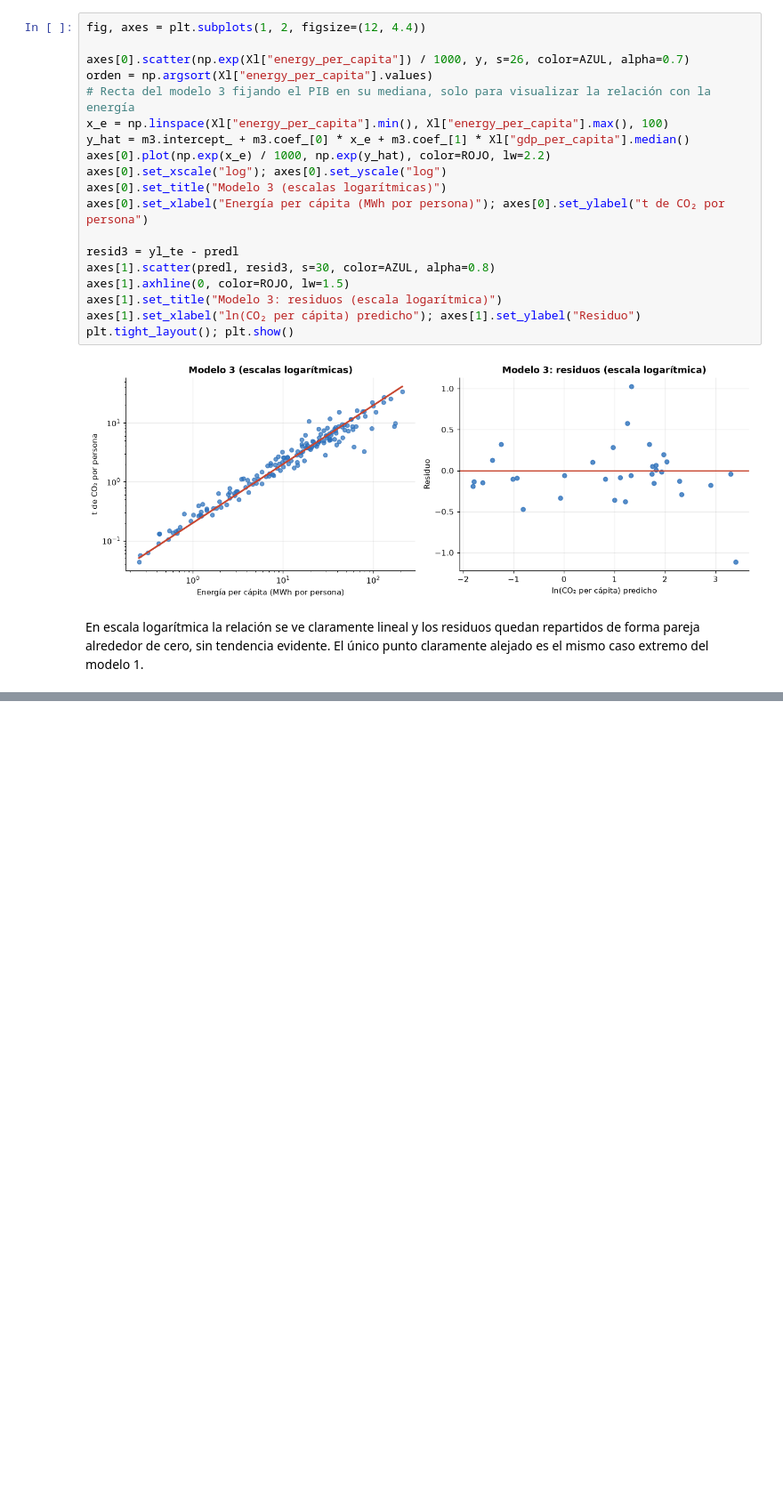
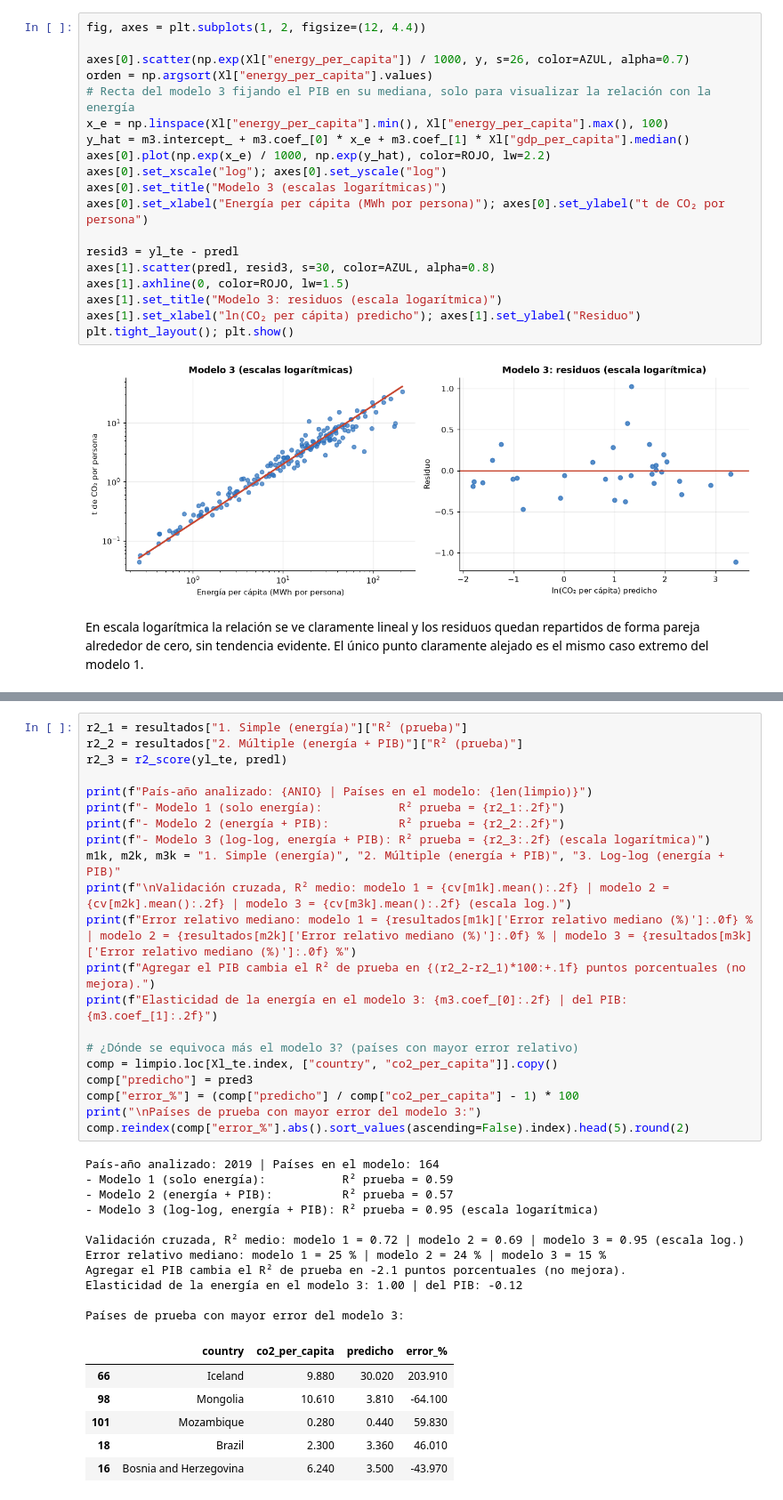
Before and after one commit to SebastianJerez18/proyecto-final-co2, a Jupyter notebook: notebooks/03_modelo_regresion.ipynb, the cells around one changed output, grey strips where cells are left out. Shown at 89% size. Saved outputs shown, nothing was run; the diff lists cells and outputs as text; blank space fills up the shorter version.

Commit message:
Agrega comparación, validación cruzada e interpretación

```diff
--- a/notebooks/03_modelo_regresion.ipynb
+++ b/notebooks/03_modelo_regresion.ipynb
@@ -167,0 +243,39 @@ En escala logarítmica la relación se ve claramente lineal y los residuos queda
+# %%
+r2_1 = resultados["1. Simple (energía)"]["R² (prueba)"]
+r2_2 = resultados["2. Múltiple (energía + PIB)"]["R² (prueba)"]
+r2_3 = r2_score(yl_te, predl)
+
+print(f"País-año analizado: {ANIO} | Países en el modelo: {len(limpio)}")
+print(f"- Modelo 1 (solo energía):           R² prueba = {r2_1:.2f}")
+print(f"- Modelo 2 (energía + PIB):          R² prueba = {r2_2:.2f}")
+print(f"- Modelo 3 (log-log, energía + PIB): R² prueba = {r2_3:.2f} (escala logarítmica)")
+m1k, m2k, m3k = "1. Simple (energía)", "2. Múltiple (energía + PIB)", "3. Log-log (energía + PIB)"
+print(f"\nValidación cruzada, R² medio: modelo 1 = {cv[m1k].mean():.2f} | modelo 2 = {cv[m2k].mean():.2f} | modelo 3 = {cv[m3k].mean():.2f} (escala log.)")
+print(f"Error relativo mediano: modelo 1 = {resultados[m1k]['Error relativo mediano (%)']:.0f} % | modelo 2 = {resultados[m2k]['Error relativo mediano (%)']:.0f} % | modelo 3 = {resultados[m3k]['Error relativo mediano (%)']:.0f} %")
+print(f"Agregar el PIB cambia el R² de prueba en {(r2_2-r2_1)*100:+.1f} puntos porcentuales (no mejora).")
+print(f"Elasticidad de la energía en el modelo 3: {m3.coef_[0]:.2f} | del PIB: {m3.coef_[1]:.2f}")
+
+# ¿Dónde se equivoca más el modelo 3? (países con mayor error relativo)
+comp = limpio.loc[Xl_te.index, ["country", "co2_per_capita"]].copy()
+comp["predicho"] = pred3
+comp["error_%"] = (comp["predicho"] / comp["co2_per_capita"] - 1) * 100
+print("\nPaíses de prueba con mayor error del modelo 3:")
+comp.reindex(comp["error_%"].abs().sort_values(ascending=False).index).head(5).round(2)
+# %% [output]
+País-año analizado: 2019 | Países en el modelo: 164
+- Modelo 1 (solo energía):           R² prueba = 0.59
+- Modelo 2 (energía + PIB):          R² prueba = 0.57
+- Modelo 3 (log-log, energía + PIB): R² prueba = 0.95 (escala logarítmica)
+
+Validación cruzada, R² medio: modelo 1 = 0.72 | modelo 2 = 0.69 | modelo 3 = 0.95 (escala log.)
+Error relativo mediano: modelo 1 = 25 % | modelo 2 = 24 % | modelo 3 = 15 %
+Agregar el PIB cambia el R² de prueba en -2.1 puntos porcentuales (no mejora).
+Elasticidad de la energía en el modelo 3: 1.00 | del PIB: -0.12
+
+Países de prueba con mayor error del modelo 3:
+|  | country | co2_per_capita | predicho | error_% |
+| 66 | Iceland | 9.880 | 30.020 | 203.910 |
+| 98 | Mongolia | 10.610 | 3.810 | -64.100 |
+| 101 | Mozambique | 0.280 | 0.440 | 59.830 |
+| 18 | Brazil | 2.300 | 3.360 | 46.010 |
+| 16 | Bosnia and Herzegovina | 6.240 | 3.500 | -43.970 |
```
Also changed, not shown: parts of 10 cells of this notebook.
